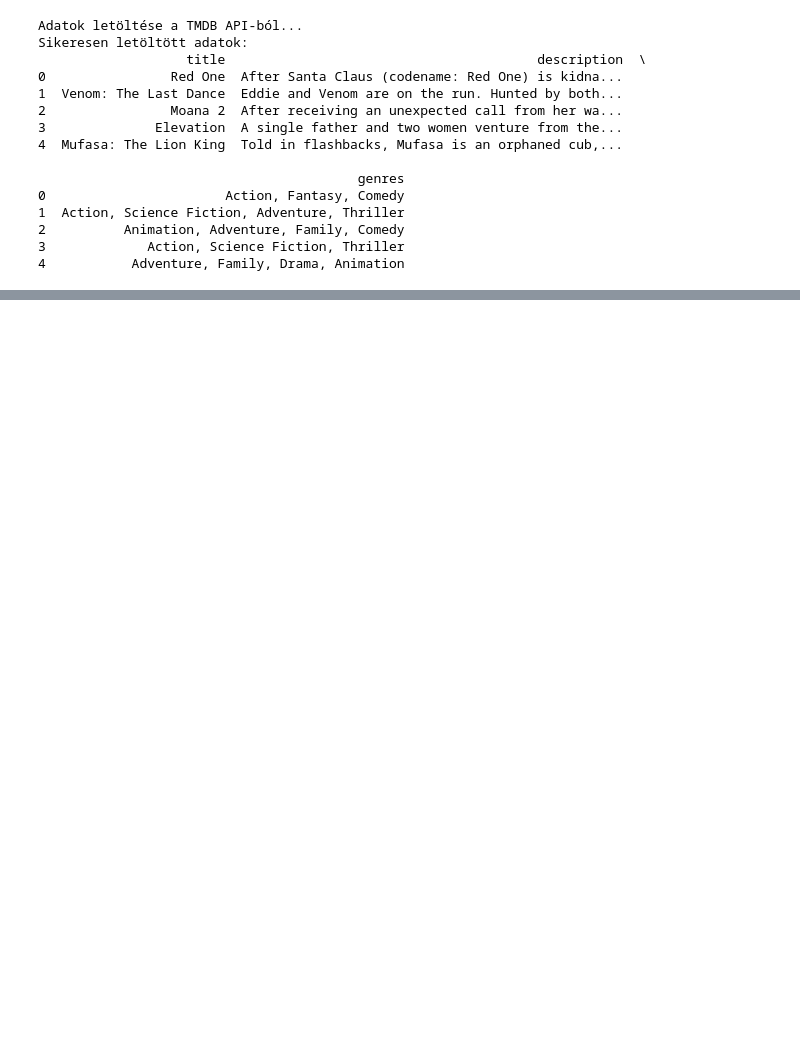
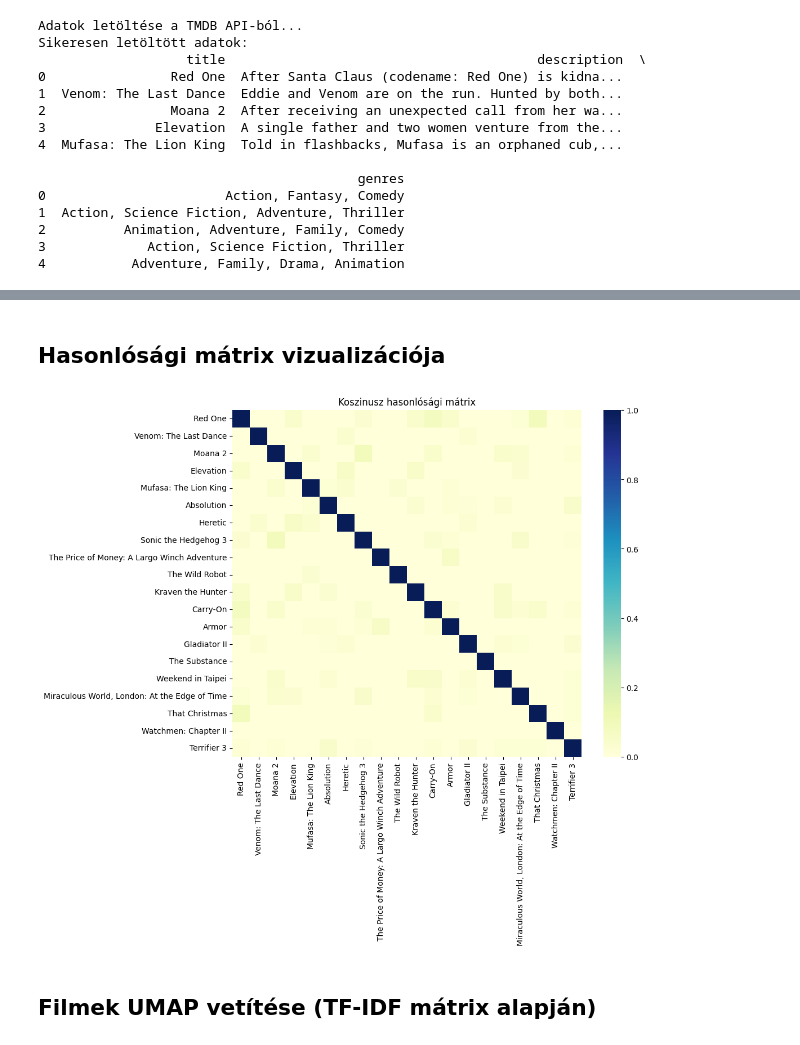
Before and after one commit to annasuranyi/NLP_Projekt, a Jupyter notebook: NLP_Projekt.ipynb, the cells around one changed output, grey strips where cells are left out. Cells and saved outputs as stored; diff of their text form; code cells hidden in the pictures; blank space fills up the shorter version.

```diff
--- a/NLP_Projekt.ipynb
+++ b/NLP_Projekt.ipynb
@@ -177,0 +254,12 @@ Elérhető filmek:
+# %%
+def average_similarity(title, cosine_sim=cosine_sim):
+    idx = df[df['title'] == title].index[0]
+    sim_scores = list(enumerate(cosine_sim[idx]))
+    sim_scores = sorted(sim_scores, key=lambda x: x[1], reverse=True)
+    sim_scores = sim_scores[1:6]  # Top 5 ajánlás
+    avg_sim = sum([score[1] for score in sim_scores]) / len(sim_scores)
+    return avg_sim
+
+df['average_similarity'] = df['title'].apply(average_similarity)
+print("Átlagos hasonlóság az ajánlások között:")
+print(df[['title', 'average_similarity']])
@@ -177,0 +284,14 @@ Elérhető filmek:
+# %% [markdown]
+## Hasonlósági mátrix vizualizációja
+# %%
+import seaborn as sns
+import numpy as np
+
+plt.figure(figsize=(10, 8))
+sns.heatmap(cosine_sim, xticklabels=df['title'], yticklabels=df['title'], cmap="YlGnBu")
+plt.title("Koszinusz hasonlósági mátrix")
+plt.show()
+# %% [output]
+[figure, added]
+# %% [markdown]
+## Filmek UMAP vetítése (TF-IDF mátrix alapján)
```
Also changed, not shown: parts of 21 cells of this notebook.
